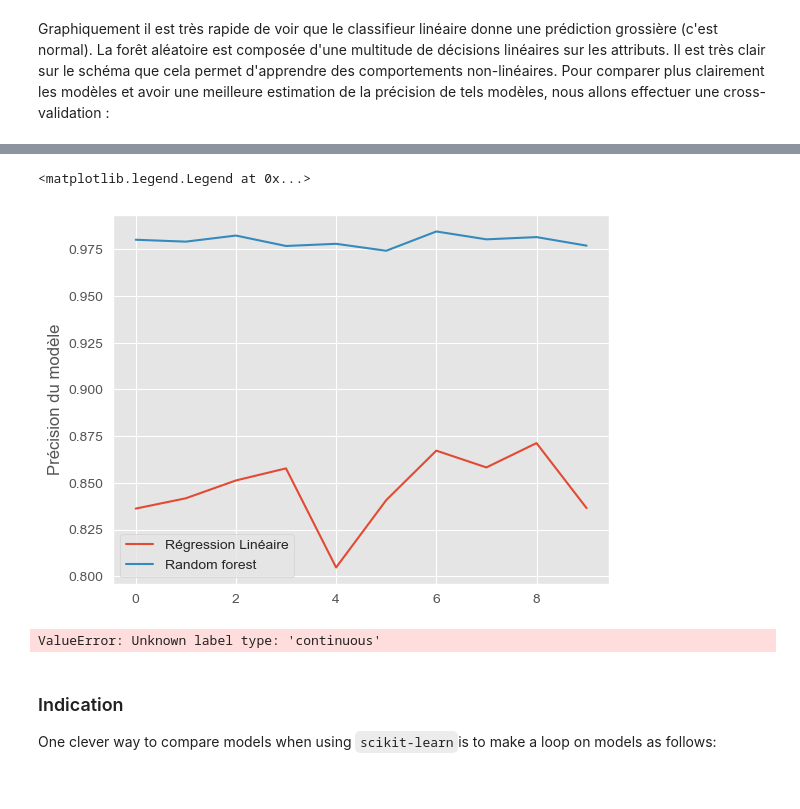
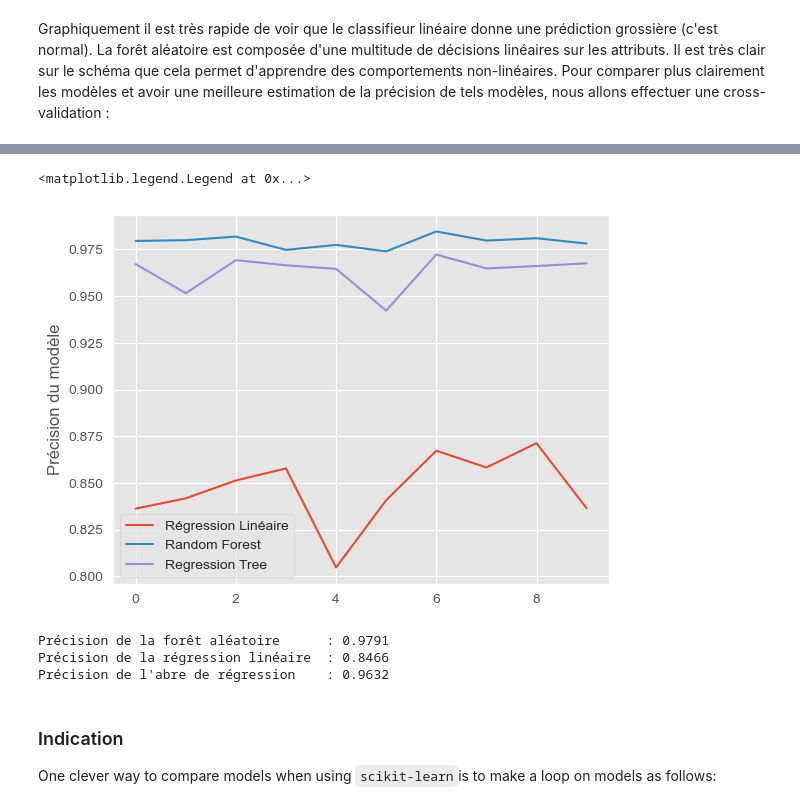
Before and after one commit to VictorCilleros/ML, a Jupyter notebook: TP4_decision_trees/TP4_decision_trees.ipynb, the cells around one changed output, grey strips where cells are left out. Saved outputs shown, nothing was run; the diff lists cells and outputs as text; code cells hidden in the pictures.

Commit message:
Update
Finalisation exercices,
ajout commenaires
reste :
Problèmes de précision avec seulement petal et sepal

```diff
--- a/TP4_decision_trees/TP4_decision_trees.ipynb
+++ b/TP4_decision_trees/TP4_decision_trees.ipynb
@@ -641,26 +654,28 @@ Pour comparer plus clairement les modèles et avoir une meilleure estimation de
 from sklearn.model_selection import cross_val_score
 reg = LinearRegression()
 regrf = RandomForestRegressor(n_estimators=30, max_depth=4)
+clf_decisionTree = tree.DecisionTreeRegressor()
 croo_score_regressionLineraire = cross_val_score(reg, df_train['x'].values.reshape(-1,1),df_train['f(x)'].values.reshape(-1,1), cv=10)
 cross_score_RandomForest = cross_val_score(regrf,df_train['x'].values.reshape(-1,1),df_train['f(x)'].values.reshape(-1,1), cv=10)
+cross_score_regressionTree = cross_val_score(clf_decisionTree,df_train['x'].values.reshape(-1,1),df_train['f(x)'].values.reshape(-1,1), cv=10)
 # %%
 plt.figure()
 plt.plot(croo_score_regressionLineraire,label='Régression Linéaire')
-plt.plot(cross_score_RandomForest,label='Random forest')
+plt.plot(cross_score_RandomForest,label='Random Forest')
+plt.plot(cross_score_regressionTree,label='Regression Tree')
 plt.ylabel("Précision du modèle")
 plt.legend()
 # %% [output]
 <matplotlib.legend.Legend at 0x...>
-[figure, old version]
+[figure, new version]
-# %%
-clf_decisionTree = tree.DecisionTreeClassifier().fit(df_train['x'].values.reshape(-1, 1),df_train['f(x)'].values.reshape(-1,1))
-
-plt.figure()
-plt.scatter(df_test['x'].values.reshape(-1,1),clf_decisionTree.predict(df_test['x'].values.reshape(-1,1)),label='prediction by decision tree')
-plt.plot(np.arange(-2.5,2.5,0.1),np.sin(np.arange(-2.5,2.5,0.1)),'r-',label='ref')
-plt.legend()
-# %% [output]
-ValueError: Unknown label type: 'continuous'
+# %%
+print(f"Précision de la forêt aléatoire      : {round(cross_score_RandomForest.mean(),4)}")
+print(f"Précision de la régression linéaire  : {round(croo_score_regressionLineraire.mean(),4)}")
+print(f"Précision de l'abre de régression    : {round(cross_score_regressionTree.mean(),4)}")
+# %% [output]
+Précision de la forêt aléatoire      : 0.9791
+Précision de la régression linéaire  : 0.8466
+Précision de l'abre de régression    : 0.9632
 # %% [markdown]
 ### Indication
 One clever way to compare models when using `scikit-learn`is to make a loop on models as follows:
```
Also changed, not shown: parts of 3 cells of this notebook.
